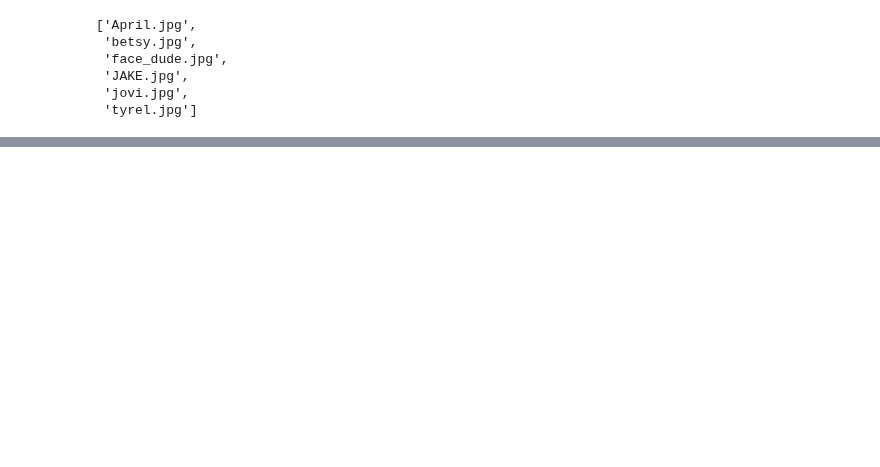
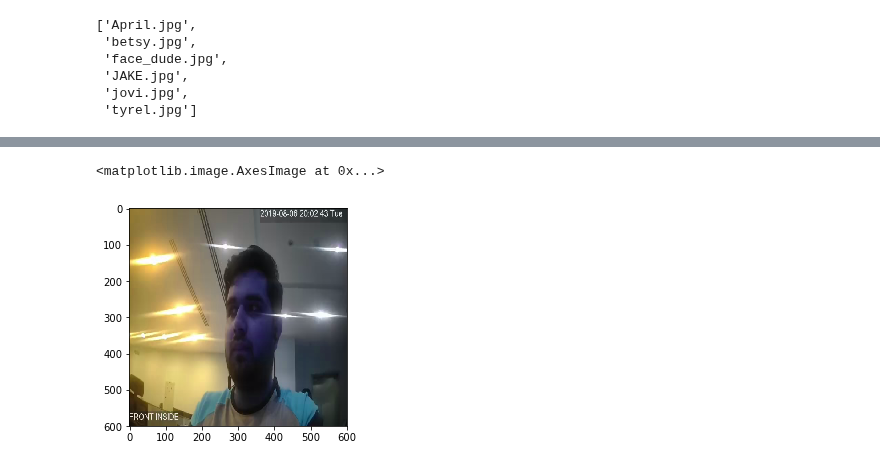
Before and after one commit to T-rex007/Face_recognition, a Jupyter notebook: experiment_datagen.ipynb, the cells around one changed output, grey strips where cells are left out. Saved outputs shown, nothing was run; the diff lists cells and outputs as text; code cells hidden in the pictures; blank space fills up the shorter version.

```diff
--- a/experiment_datagen.ipynb
+++ b/experiment_datagen.ipynb
@@ -75,0 +70,26 @@ ModuleNotFoundError: No module named 'imgaug'
+# %%
+VID_PATH = "demo/database/outpy.avi"
+import cv2
+VID_PATH = "demo/database/outpy.avi"
+cap = cv2.VideoCapture(VID_PATH)
+m = MTCNN()
+font = cv2.FONT_HERSHEY_SIMPLEX
+while(cap.isOpened()):
+    ### Capture Videos
+    ret, frame = cap.read()
+    frame = cv2.resize(frame, (600, 600))
+    break
+    #frame = im_aug = seq.augment_images(frame)
+    #frame = increase_brightness(frame)
+
+    frame = cv2.cvtColor(frame, cv2.COLOR_BGR2RGB)
+    cv2.imshow('videos', frame)
+    if cv2.waitKey(1) & 0xFF == ord('q'):
+        break
+cap.release()
+cv2.destroyAllWindows()
+# %%
+plt.imshow(frame)
+# %% [output]
+<matplotlib.image.AxesImage at 0x...>
+[figure, added]
```
Also changed, not shown: parts of 17 cells of this notebook, 10 other files.
